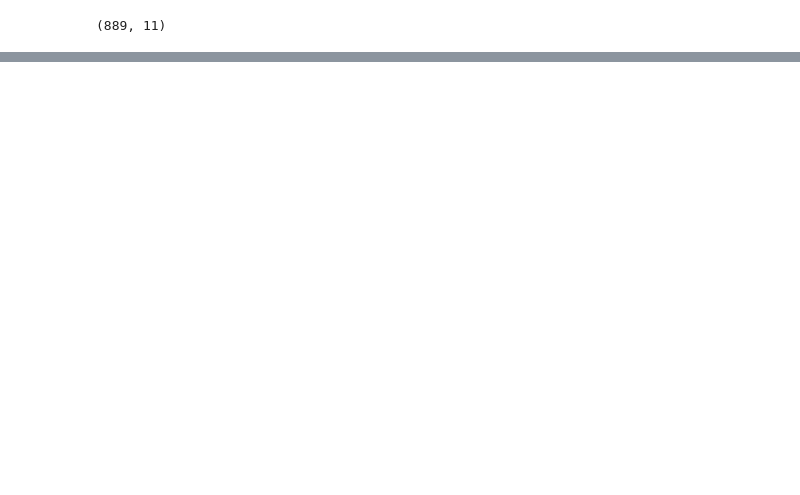
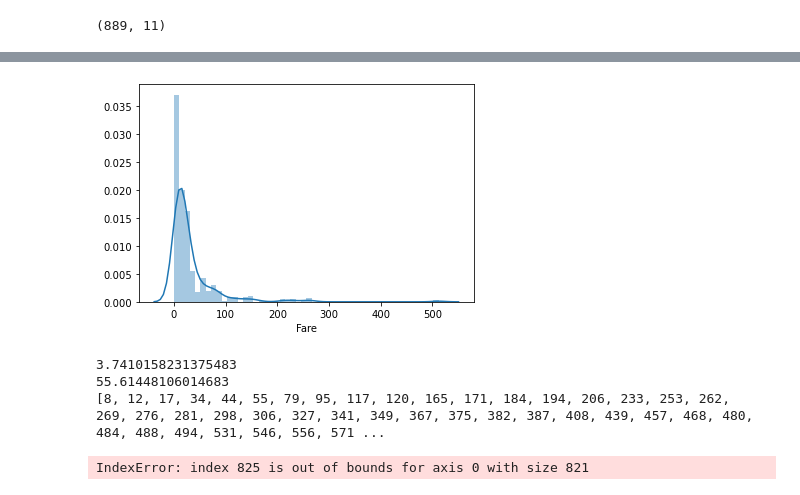
Before and after one commit to NimrodShefi/Titanic-Exercise, a Jupyter notebook: Code/Preprocessing.ipynb, the cells around one changed output, grey strips where cells are left out. Saved outputs shown, nothing was run; the diff lists cells and outputs as text; code cells hidden in the pictures; blank space fills up the shorter version.

Commit message:
attempting to remove outliers from dataframe. Need some work next time

```diff
--- a/Code/Preprocessing.ipynb
+++ b/Code/Preprocessing.ipynb
@@ -138,0 +133,25 @@ PassengerId
+# %%
+# SD for Fare
+fareSD = trainData["Fare"].std()
+a = sns.distplot(trainData["Fare"])
+# %% [output]
+[figure, added]
+# %%
+#remove outliers 2 SD from the mean for Age and Fare
+ageMean = trainData["Age"].mean()
+fareMean = trainData["Fare"].mean()
+# print(ageMean - (ageSD * 2)) 3.7410158231375483
+# print(ageMean + (ageSD * 2)) 55.61448106014683
+dropList = []
+for index, row in trainData.iterrows():
+    if (row["Age"] >= ageMean + (ageSD * 2) or row["Age"] <= ageMean - (ageSD * 2)):
+        dropList.append(index)
+# %% [output]
+3.7410158231375483
+55.61448106014683
+[8, 12, 17, 34, 44, 55, 79, 95, 117, 120, 165, 171, 184, 194, 206, 233, 253, 262, 269, 276, 281, 298, 306, 327, 341, 349, 367, 375, 382, 387, 408, 439, 457, 468, 480, 484, 488, 494, 531, 546, 556, 571 ...
+# %%
+# dropping the rows that contain the outliers in the dataframe
+trainData.drop(trainData.index[dropList],inplace=True,axis=0)
+# %% [output]
+IndexError: index 825 is out of bounds for axis 0 with size 821
```
Also changed, not shown: parts of 12 cells of this notebook, 1 other file.
